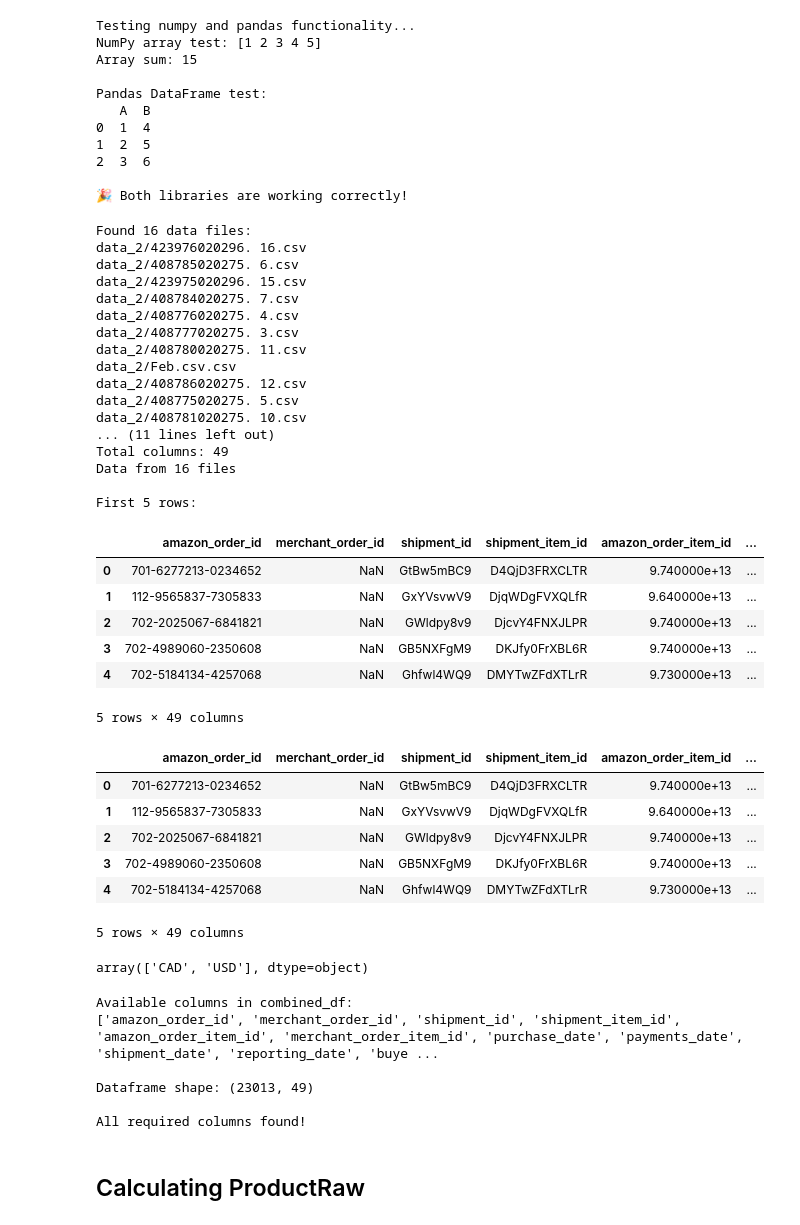
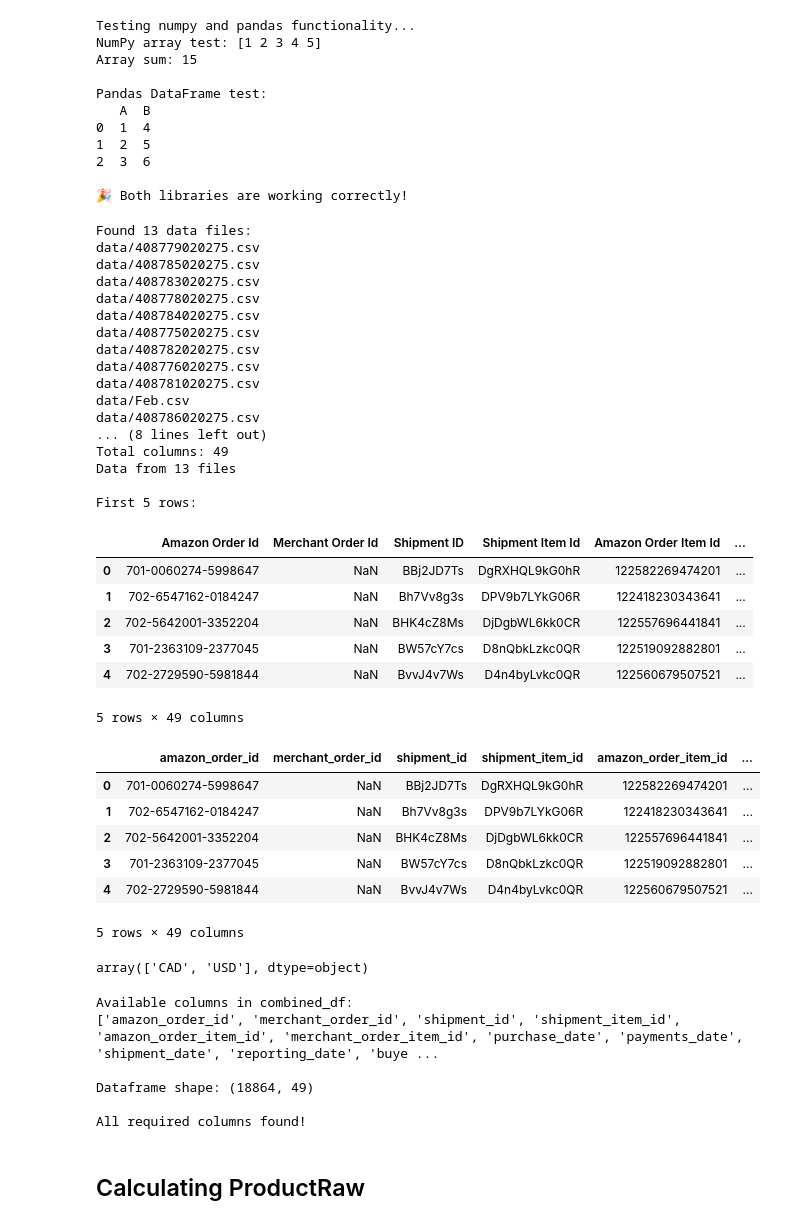
Before and after one commit to datadecoder25/cpg_ltv_calculation, a Jupyter notebook: ltv_calculation.ipynb, the cells around one changed output. Cells and saved outputs as stored; diff of their text form; code cells hidden in the pictures.

```diff
--- a/ltv_calculation.ipynb
+++ b/ltv_calculation.ipynb
@@ -53,7 +53,7 @@ import os
 import glob
 
 # Get all .txt files from the data folder
-data_folder = 'data_2'
+data_folder = 'data'
 file_pattern = os.path.join(data_folder, '*.csv')
 data_files = glob.glob(file_pattern)
 
@@ -67,64 +67,64 @@ for file in data_files:
     # Read as tab-separated values (TSV)
     df = pd.read_csv(file, low_memory=False)
 
     # Add a column to track which file the data came from
     df['source_file'] = os.path.basename(file)
 
     dataframes.append(df)
 
 # Combine all dataframes
 combined_df = pd.concat(dataframes, ignore_index=True)
 
 # Replace hyphens with underscores in column names
 combined_df.columns = combined_df.columns.str.replace('-', '_')
 
 print(f"\nCombined dataframe shape: {combined_df.shape}")
 print(f"Columns after renaming: {list(combined_df.columns)}")
 
 # Display basic info about the combined dataset
 print("\nDataset Info:")
 print(f"Total rows: {len(combined_df):,}")
 print(f"Total columns: {len(combined_df.columns)}")
 print(f"Data from {combined_df['source_file'].nunique()} files")
 
 # Show first few rows
 print("\nFirst 5 rows:")
 combined_df.head()
 # %% [output]
-Found 16 data files:
-data_2/423976020296. 16.csv
-data_2/408785020275. 6.csv
-data_2/423975020296. 15.csv
-data_2/408784020275. 7.csv
-data_2/408776020275. 4.csv
-data_2/408777020275. 3.csv
-data_2/408780020275. 11.csv
-data_2/Feb.csv.csv
-data_2/408786020275. 12.csv
-data_2/408775020275. 5.csv
-data_2/408781020275. 10.csv
-... (11 lines left out)
+Found 13 data files:
+data/408779020275.csv
+data/408785020275.csv
+data/408783020275.csv
+data/408778020275.csv
+data/408784020275.csv
+data/408775020275.csv
+data/408782020275.csv
+data/408776020275.csv
+data/408781020275.csv
+data/Feb.csv
+data/408786020275.csv
+... (8 lines left out)
 Total columns: 49
-Data from 16 files
+Data from 13 files
 
 First 5 rows:
-|  | amazon_order_id | merchant_order_id | shipment_id | shipment_item_id | amazon_order_item_id | ... |
-| 0 | 701-6277213-0234652 | NaN | GtBw5mBC9 | D4QjD3FRXCLTR | 9.740000e+13 | ... |
-| 1 | 112-9565837-7305833 | NaN | GxYVsvwV9 | DjqWDgFVXQLfR | 9.640000e+13 | ... |
-| 2 | 702-2025067-6841821 | NaN | GWldpy8v9 | DjcvY4FNXJLPR | 9.740000e+13 | ... |
-| 3 | 702-4989060-2350608 | NaN | GB5NXFgM9 | DKJfy0FrXBL6R | 9.740000e+13 | ... |
-| 4 | 702-5184134-4257068 | NaN | Ghfwl4WQ9 | DMYTwZFdXTLrR | 9.730000e+13 | ... |
+|  | Amazon Order Id | Merchant Order Id | Shipment ID | Shipment Item Id | Amazon Order Item Id | ... |
+| 0 | 701-0060274-5998647 | NaN | BBj2JD7Ts | DgRXHQL9kG0hR | 122582269474201 | ... |
+| 1 | 702-6547162-0184247 | NaN | Bh7Vv8g3s | DPV9b7LYkG06R | 122418230343641 | ... |
+| 2 | 702-5642001-3352204 | NaN | BHK4cZ8Ms | DjDgbWL6kk0CR | 122557696441841 | ... |
+| 3 | 701-2363109-2377045 | NaN | BW57cY7cs | D8nQbkLzkc0QR | 122519092882801 | ... |
+| 4 | 702-2729590-5981844 | NaN | BvvJ4v7Ws | D4n4byLvkc0QR | 122560679507521 | ... |
 5 rows × 49 columns
 # %%
 combined_df.columns = combined_df.columns.str.replace(' ', '_').str.lower()
 combined_df.head()
 # %% [output]
 |  | amazon_order_id | merchant_order_id | shipment_id | shipment_item_id | amazon_order_item_id | ... |
-| 0 | 701-6277213-0234652 | NaN | GtBw5mBC9 | D4QjD3FRXCLTR | 9.740000e+13 | ... |
-| 1 | 112-9565837-7305833 | NaN | GxYVsvwV9 | DjqWDgFVXQLfR | 9.640000e+13 | ... |
-| 2 | 702-2025067-6841821 | NaN | GWldpy8v9 | DjcvY4FNXJLPR | 9.740000e+13 | ... |
-| 3 | 702-4989060-2350608 | NaN | GB5NXFgM9 | DKJfy0FrXBL6R | 9.740000e+13 | ... |
-| 4 | 702-5184134-4257068 | NaN | Ghfwl4WQ9 | DMYTwZFdXTLrR | 9.730000e+13 | ... |
+| 0 | 701-0060274-5998647 | NaN | BBj2JD7Ts | DgRXHQL9kG0hR | 122582269474201 | ... |
+| 1 | 702-6547162-0184247 | NaN | Bh7Vv8g3s | DPV9b7LYkG06R | 122418230343641 | ... |
+| 2 | 702-5642001-3352204 | NaN | BHK4cZ8Ms | DjDgbWL6kk0CR | 122557696441841 | ... |
+| 3 | 701-2363109-2377045 | NaN | BW57cY7cs | D8nQbkLzkc0QR | 122519092882801 | ... |
+| 4 | 702-2729590-5981844 | NaN | BvvJ4v7Ws | D4n4byLvkc0QR | 122560679507521 | ... |
 5 rows × 49 columns
 # %%
 combined_df['currency'].unique()
@@ -155,7 +155,7 @@ else:
 Available columns in combined_df:
 ['amazon_order_id', 'merchant_order_id', 'shipment_id', 'shipment_item_id', 'amazon_order_item_id', 'merchant_order_item_id', 'purchase_date', 'payments_date', 'shipment_date', 'reporting_date', 'buye ...
 
-Dataframe shape: (23013, 49)
+Dataframe shape: (18864, 49)
 
 All required columns found!
 # %%
```
Also changed, not shown: parts of 23 cells of this notebook, 1 other file.
